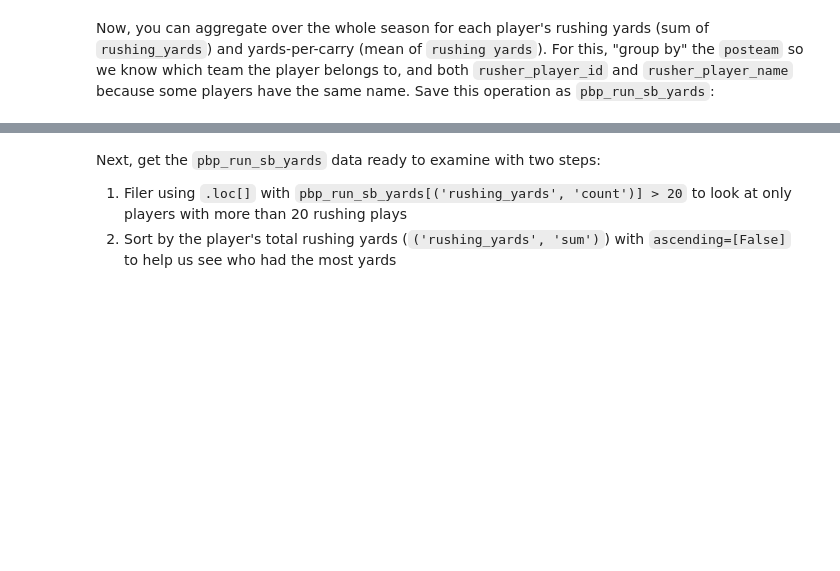
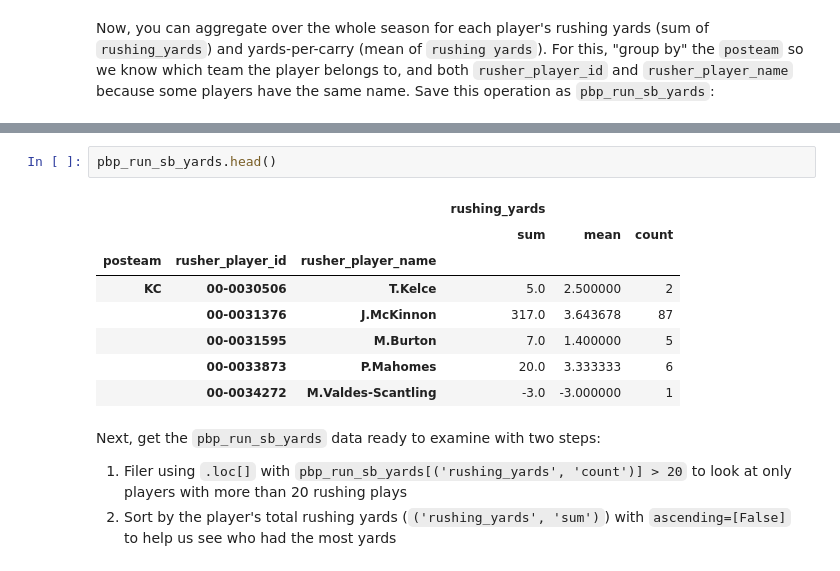
Before and after one commit to SirTee12/DataCamp-Code-Along-Projects, a Jupyter notebook: SuperBowl Analysis/SuperBowl_Analysis.ipynb, the cells around one changed output, grey strips where cells are left out. Drawn from its saved outputs; the diff is of its cells as text; blank space fills up the shorter version.

```diff
--- a/SuperBowl Analysis/SuperBowl_Analysis.ipynb
+++ b/SuperBowl Analysis/SuperBowl_Analysis.ipynb
@@ -113,3 +127,14 @@ Save this operation as `pbp_run_sb_yards`:
+# %%
+pbp_run_sb_yards.head()
+# %% [output]
+|  |  |  | rushing_yards |  |  |
+|  |  |  | sum | mean | count |
+| posteam | rusher_player_id | rusher_player_name |  |  |  |
+| KC | 00-0030506 | T.Kelce | 5.0 | 2.500000 | 2 |
+|  | 00-0031376 | J.McKinnon | 317.0 | 3.643678 | 87 |
+|  | 00-0031595 | M.Burton | 7.0 | 1.400000 | 5 |
+|  | 00-0033873 | P.Mahomes | 20.0 | 3.333333 | 6 |
+|  | 00-0034272 | M.Valdes-Scantling | -3.0 | -3.000000 | 1 |
 # %% [markdown]
 Next, get the `pbp_run_sb_yards` data ready to examine with two steps:
 
```
Also changed, not shown: parts of 6 cells of this notebook.
